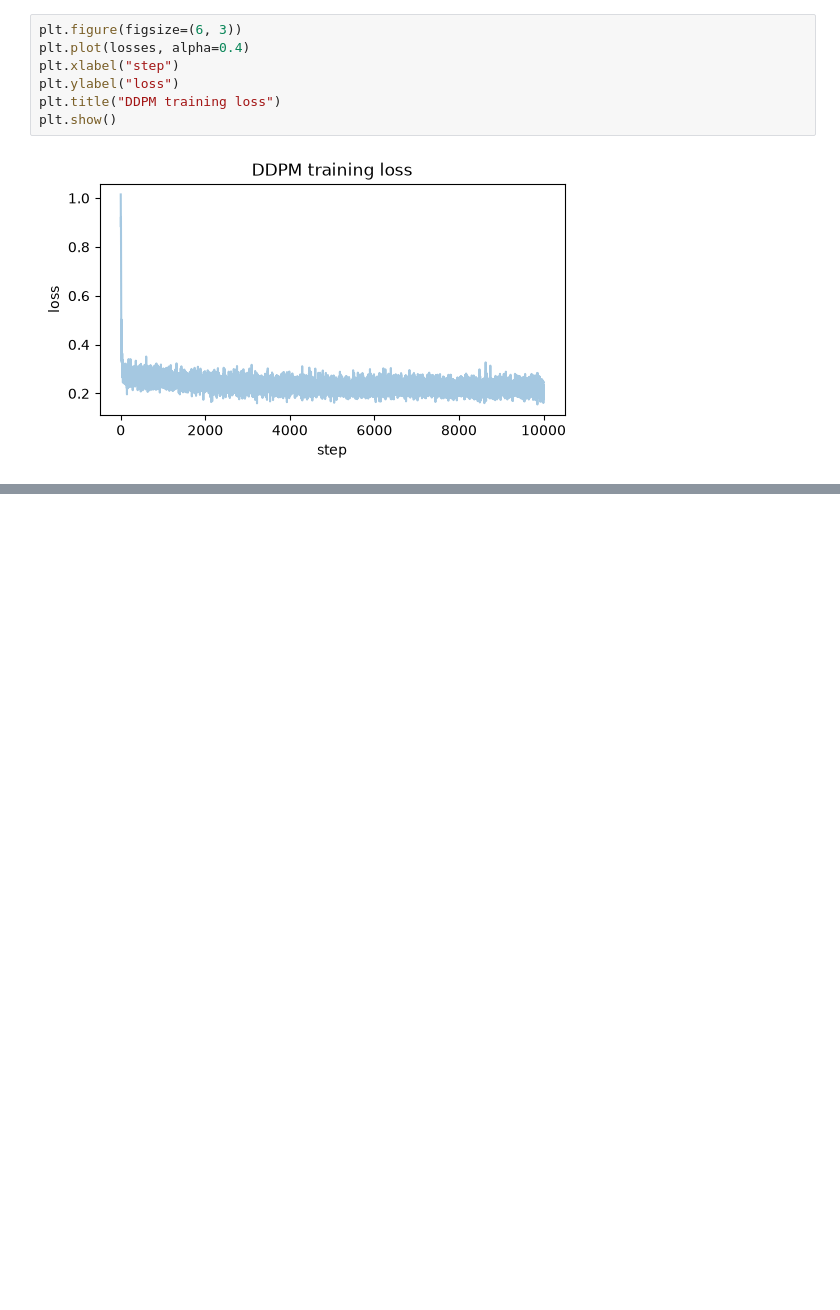
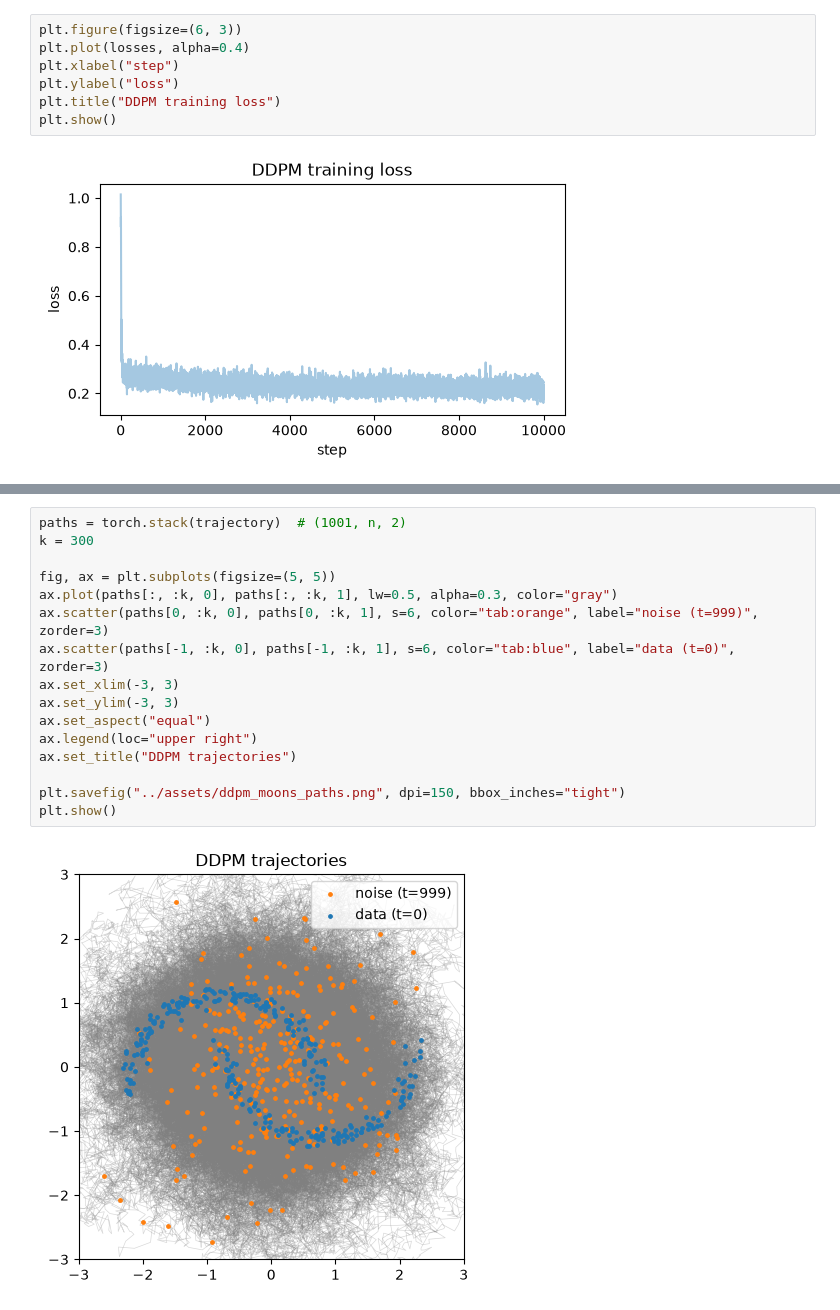
Before and after one commit to carlosordonezz/diffusion-vs-flow-matching, a Jupyter notebook: notebooks/04_ddpm.ipynb, the cells around one changed output, grey strips where cells are left out. Saved outputs shown, nothing was run; the diff lists cells and outputs as text; blank space fills up the shorter version.

```diff
--- a/notebooks/04_ddpm.ipynb
+++ b/notebooks/04_ddpm.ipynb
@@ -90,0 +114,18 @@ plt.show()
+# %%
+paths = torch.stack(trajectory)  # (1001, n, 2)
+k = 300
+
+fig, ax = plt.subplots(figsize=(5, 5))
+ax.plot(paths[:, :k, 0], paths[:, :k, 1], lw=0.5, alpha=0.3, color="gray")
+ax.scatter(paths[0, :k, 0], paths[0, :k, 1], s=6, color="tab:orange", label="noise (t=999)", zorder=3)
+ax.scatter(paths[-1, :k, 0], paths[-1, :k, 1], s=6, color="tab:blue", label="data (t=0)", zorder=3)
+ax.set_xlim(-3, 3)
+ax.set_ylim(-3, 3)
+ax.set_aspect("equal")
+ax.legend(loc="upper right")
+ax.set_title("DDPM trajectories")
+
+plt.savefig("../assets/ddpm_moons_paths.png", dpi=150, bbox_inches="tight")
+plt.show()
+# %% [output]
+[figure, added]
```
Also changed, not shown: parts of 1 cell of this notebook, 2 other files.
